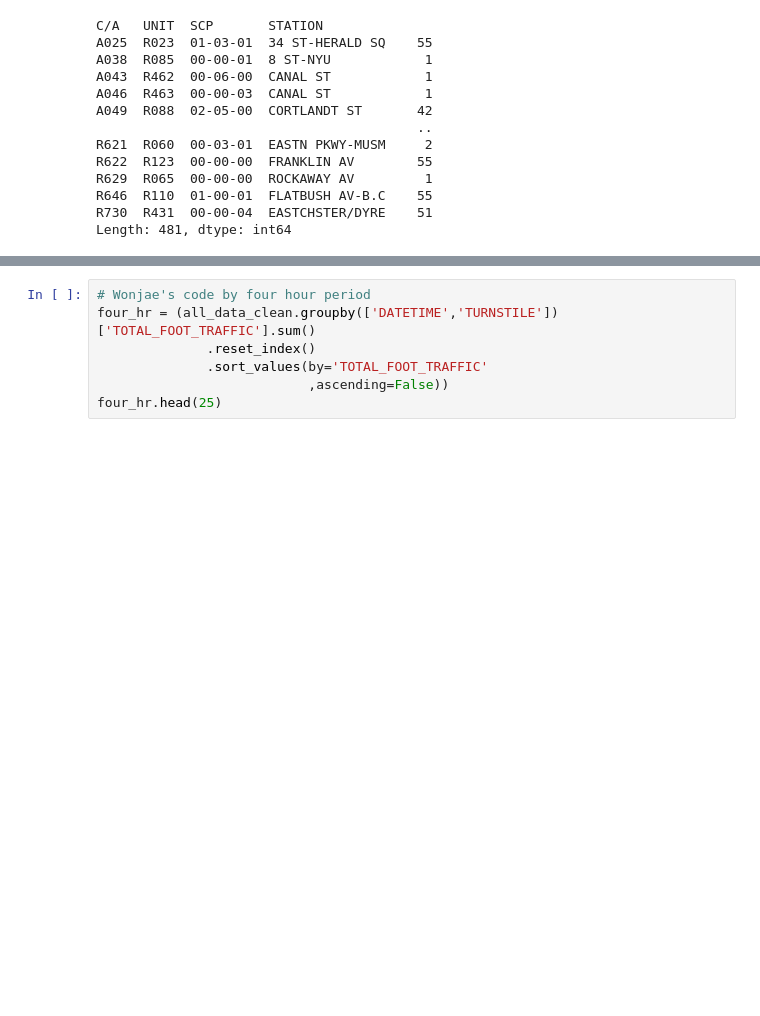
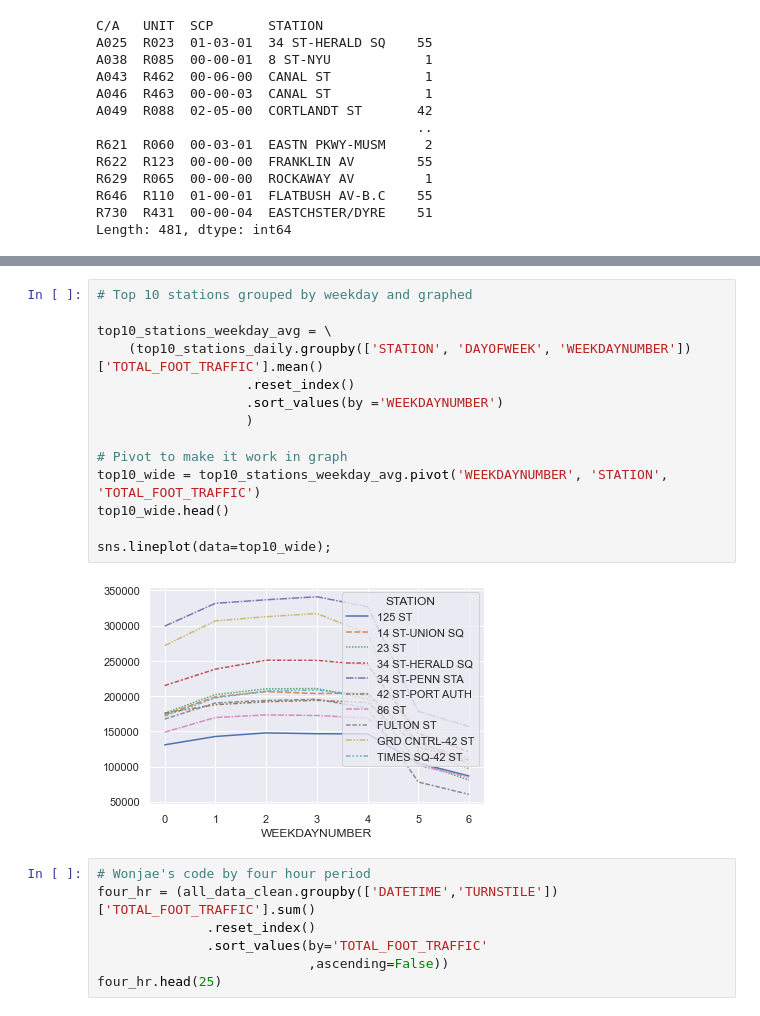
Before and after one commit to mvossbrinck/Metis_Project_1, a Jupyter notebook: EDA.ipynb, the cells around one changed output, grey strips where cells are left out. Cells and saved outputs as stored; diff of their text form; blank space fills up the shorter version.

```diff
--- a/EDA.ipynb
+++ b/EDA.ipynb
@@ -202,3 +220,19 @@ plt.show()
+# %%
+# Top 10 stations grouped by weekday and graphed
+
+top10_stations_weekday_avg = \
+    (top10_stations_daily.groupby(['STATION', 'DAYOFWEEK', 'WEEKDAYNUMBER'])['TOTAL_FOOT_TRAFFIC'].mean()
+                   .reset_index()
+                   .sort_values(by ='WEEKDAYNUMBER')
+                   )
+
+# Pivot to make it work in graph
+top10_wide = top10_stations_weekday_avg.pivot('WEEKDAYNUMBER', 'STATION', 'TOTAL_FOOT_TRAFFIC')
+top10_wide.head()
+
+sns.lineplot(data=top10_wide);
+# %% [output]
+[figure, added]
 # %%
 # Wonjae's code by four hour period
 four_hr = (all_data_clean.groupby(['DATETIME','TURNSTILE'])['TOTAL_FOOT_TRAFFIC'].sum()
```
Also changed, not shown: parts of 11 cells of this notebook.
